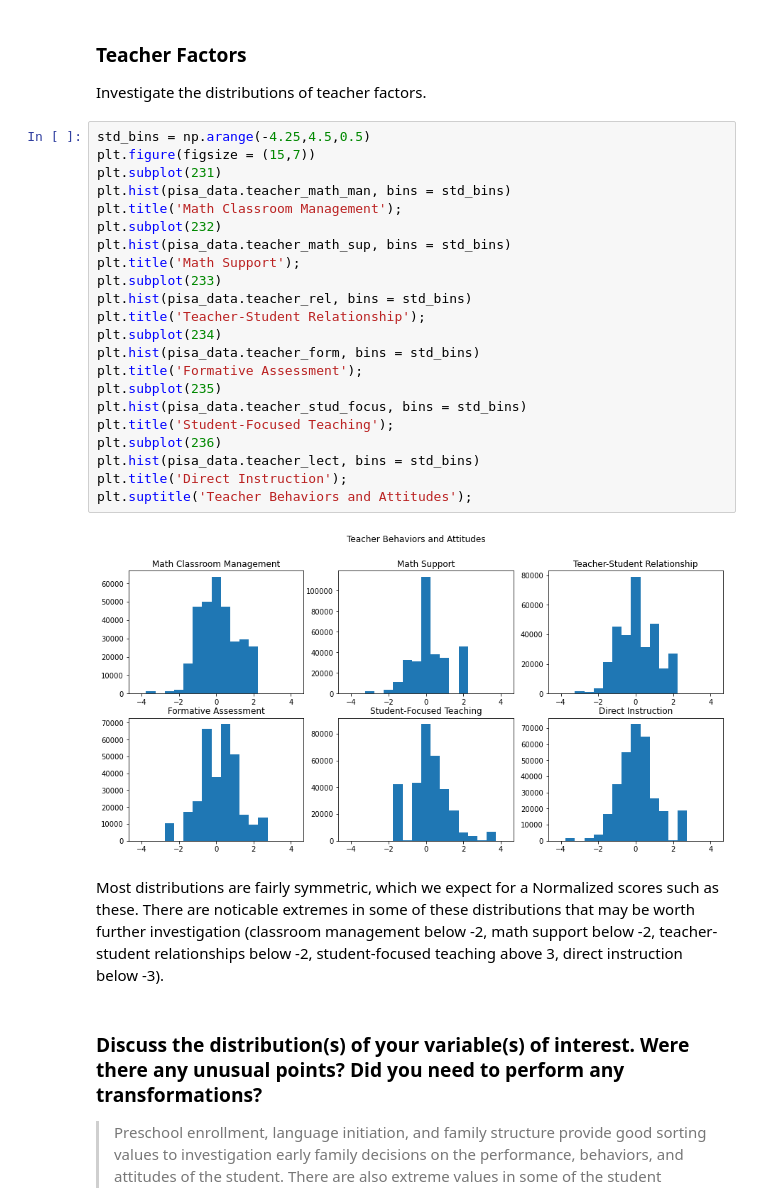
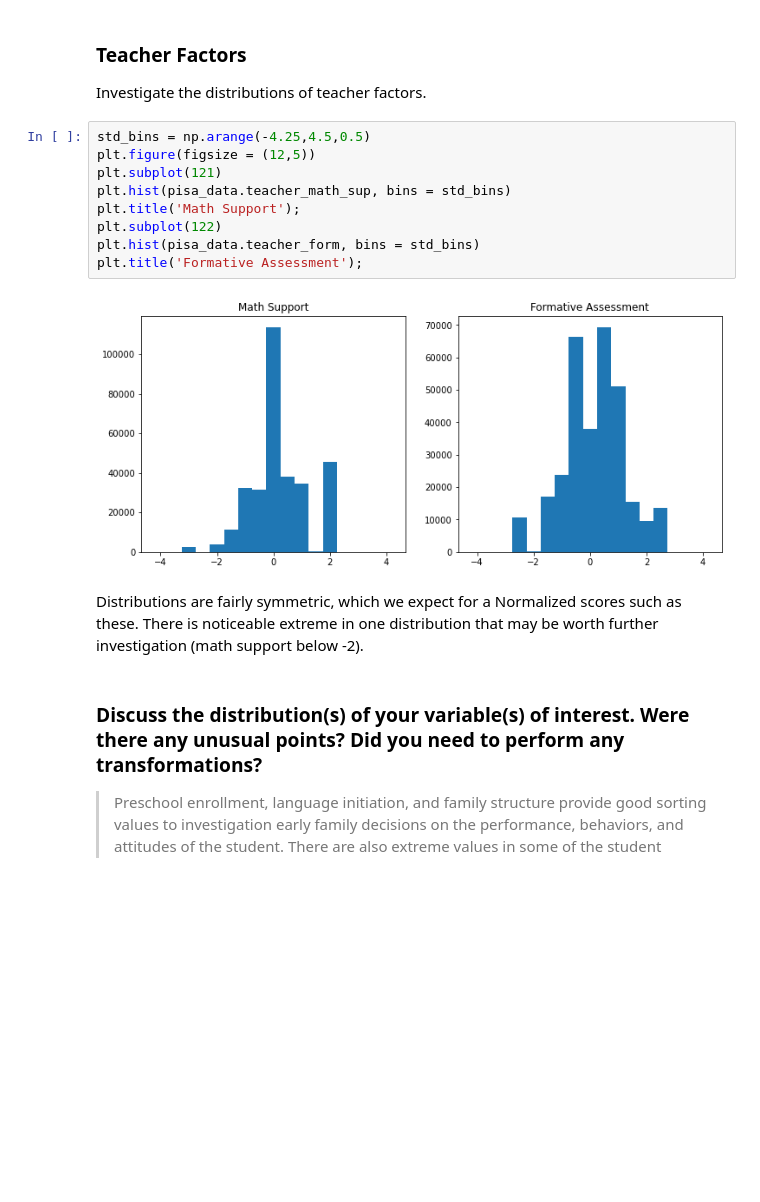
Before and after one commit to sjhaluck/International-Education-Data-Visualization, a Jupyter notebook: exploration_template.ipynb, the cells around one changed output. Saved outputs shown, nothing was run; the diff lists cells and outputs as text; blank space fills up the shorter version.

```diff
--- a/exploration_template.ipynb
+++ b/exploration_template.ipynb
@@ -433,30 +418,17 @@ Most distributions are fairly symmetric, which we expect for a Normalized scores
 Investigate the distributions of teacher factors.
 # %%
 std_bins = np.arange(-4.25,4.5,0.5)
-plt.figure(figsize = (15,7))
-plt.subplot(231)
-plt.hist(pisa_data.teacher_math_man, bins = std_bins)
-plt.title('Math Classroom Management');
-plt.subplot(232)
+plt.figure(figsize = (12,5))
+plt.subplot(121)
 plt.hist(pisa_data.teacher_math_sup, bins = std_bins)
 plt.title('Math Support');
-plt.subplot(233)
-plt.hist(pisa_data.teacher_rel, bins = std_bins)
-plt.title('Teacher-Student Relationship');
-plt.subplot(234)
+plt.subplot(122)
 plt.hist(pisa_data.teacher_form, bins = std_bins)
 plt.title('Formative Assessment');
-plt.subplot(235)
-plt.hist(pisa_data.teacher_stud_focus, bins = std_bins)
-plt.title('Student-Focused Teaching');
-plt.subplot(236)
-plt.hist(pisa_data.teacher_lect, bins = std_bins)
-plt.title('Direct Instruction');
-plt.suptitle('Teacher Behaviors and Attitudes');
 # %% [output]
-[figure, old version]
+[figure, new version]
 # %% [markdown]
-Most distributions are fairly symmetric, which we expect for a Normalized scores such as these. There are noticable extremes in some of these distributions that may be worth further investigation (classroom management below -2, math support below -2, teacher-student relationships below -2, student-focused teaching above 3, direct instruction below -3).
+Distributions are fairly symmetric, which we expect for a Normalized scores such as these. There is noticeable extreme in one distribution that may be worth further investigation (math support below -2).
 # %% [markdown]
 ### Discuss the distribution(s) of your variable(s) of interest. Were there any unusual points? Did you need to perform any transformations?
 
```
Also changed, not shown: parts of 39 cells of this notebook.
